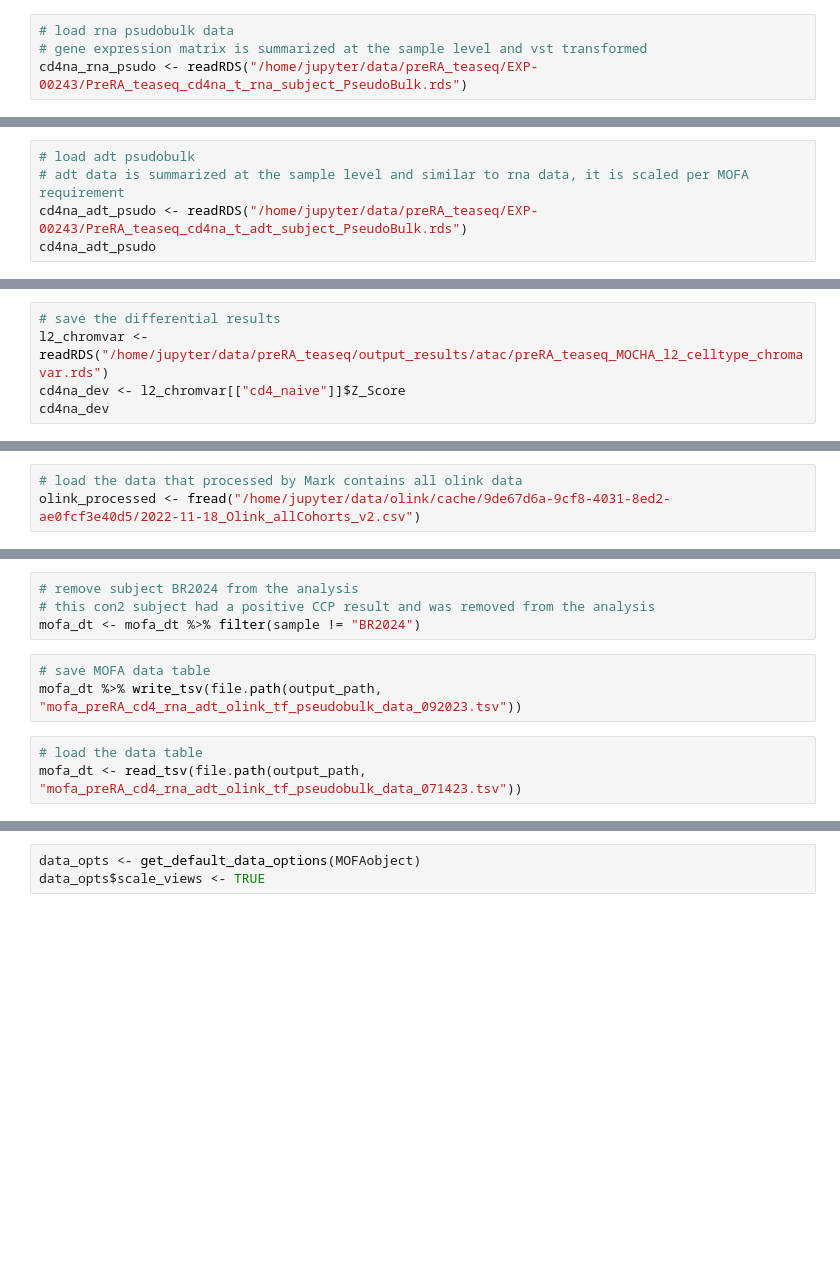
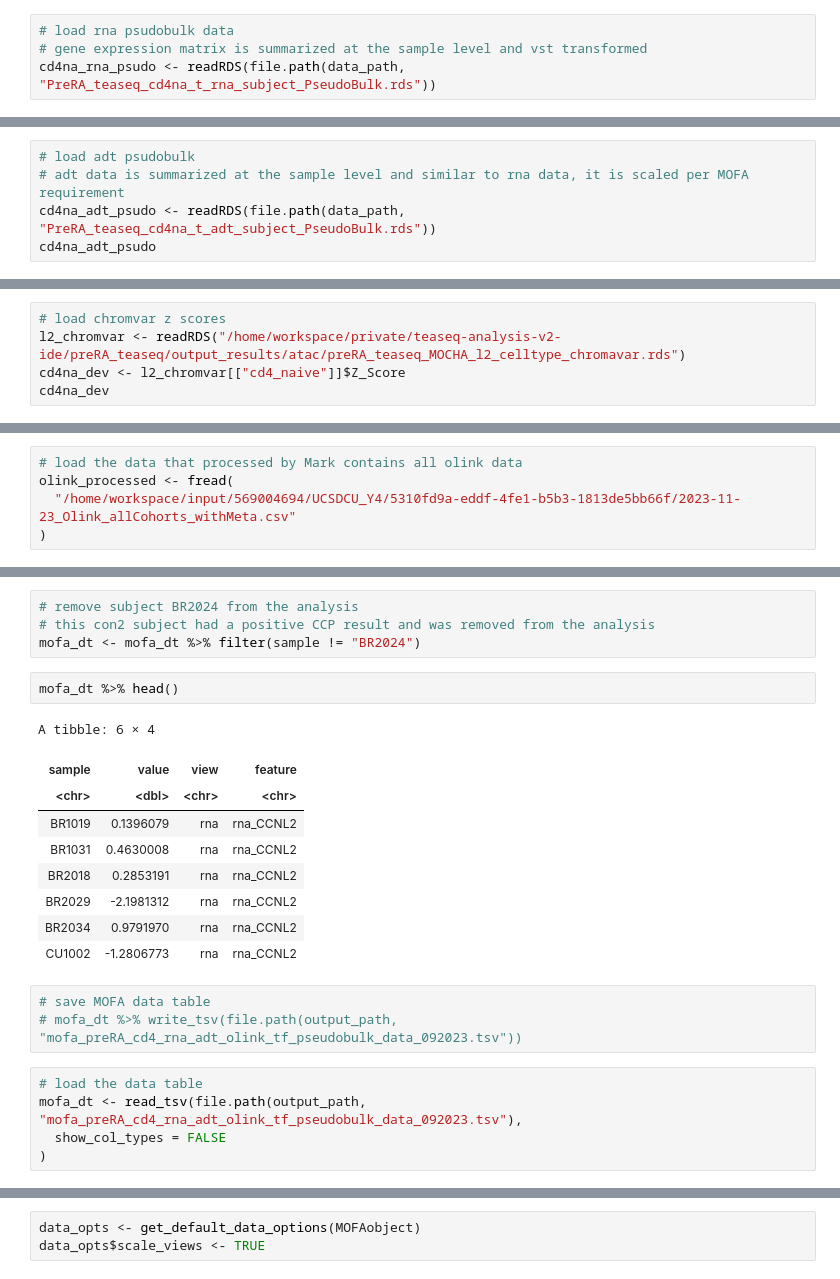
Before and after one commit to aifimmunology/ALTRA-manuscript, a Jupyter notebook: Analysis/TEA-Seq_analysis/RA_105_MOFA_analysis_cd4naive.ipynb, the cells around one changed output, grey strips where cells are left out. Drawn from its saved outputs; the diff is of its cells as text; blank space fills up the shorter version.

```diff
--- a/Analysis/TEA-Seq_analysis/RA_105_MOFA_analysis_cd4naive.ipynb
+++ b/Analysis/TEA-Seq_analysis/RA_105_MOFA_analysis_cd4naive.ipynb
@@ -78,6 +120,6 @@ meta_data %>% head()
 # %%
 # load rna psudobulk data
 # gene expression matrix is summarized at the sample level and vst transformed
-cd4na_rna_psudo <- readRDS("/home/jupyter/data/preRA_teaseq/EXP-00243/PreRA_teaseq_cd4na_t_rna_subject_PseudoBulk.rds")
+cd4na_rna_psudo <- readRDS(file.path(data_path, "PreRA_teaseq_cd4na_t_rna_subject_PseudoBulk.rds"))
 # %%
 cd4na_rna_psudo
@@ -103,5 +189,5 @@ norm_rna_counts_long %>% ggplot(aes(x = value, fill = subject_id)) +
 # %%
 # load adt psudobulk
 # adt data is summarized at the sample level and similar to rna data, it is scaled per MOFA requirement
-cd4na_adt_psudo <- readRDS("/home/jupyter/data/preRA_teaseq/EXP-00243/PreRA_teaseq_cd4na_t_adt_subject_PseudoBulk.rds")
+cd4na_adt_psudo <- readRDS(file.path(data_path, "PreRA_teaseq_cd4na_t_adt_subject_PseudoBulk.rds"))
 cd4na_adt_psudo
@@ -125,5 +229,5 @@ norm_adt_counts_long %>%
 # %%
-# save the differential results
-l2_chromvar <- readRDS("/home/jupyter/data/preRA_teaseq/output_results/atac/preRA_teaseq_MOCHA_l2_celltype_chromavar.rds")
+# load chromvar z scores
+l2_chromvar <- readRDS("/home/workspace/private/teaseq-analysis-v2-ide/preRA_teaseq/output_results/atac/preRA_teaseq_MOCHA_l2_celltype_chromavar.rds")
 cd4na_dev <- l2_chromvar[["cd4_naive"]]$Z_Score
 cd4na_dev
@@ -147,6 +288,8 @@ chromvar_tf %>% ggplot(aes(x = value, fill = subject_id)) +
 # %%
 # load the data that processed by Mark contains all olink data
-olink_processed <- fread("/home/jupyter/data/olink/cache/9de67d6a-9cf8-4031-8ed2-ae0fcf3e40d5/2022-11-18_Olink_allCohorts_v2.csv")
+olink_processed <- fread(
+  "/home/workspace/input/569004694/UCSDCU_Y4/5310fd9a-eddf-4fe1-b5b3-1813de5bb66f/2023-11-23_Olink_allCohorts_withMeta.csv"
+)
 # %%
 # filter the olink data to all 13 samples in teaseq
 olink_fl <- olink_processed %>%
@@ -189,12 +353,26 @@ mofa_dt %>%
 # remove subject BR2024 from the analysis
 # this con2 subject had a positive CCP result and was removed from the analysis
 mofa_dt <- mofa_dt %>% filter(sample != "BR2024")
+# %%
+mofa_dt %>% head()
+# %% [output]
+A tibble: 6 × 4
+| sample | value | view | feature |
+| <chr> | <dbl> | <chr> | <chr> |
+| BR1019 | 0.1396079 | rna | rna_CCNL2 |
+| BR1031 | 0.4630008 | rna | rna_CCNL2 |
+| BR2018 | 0.2853191 | rna | rna_CCNL2 |
+| BR2029 | -2.1981312 | rna | rna_CCNL2 |
+| BR2034 | 0.9791970 | rna | rna_CCNL2 |
+| CU1002 | -1.2806773 | rna | rna_CCNL2 |
 # %%
 # save MOFA data table
-mofa_dt %>% write_tsv(file.path(output_path, "mofa_preRA_cd4_rna_adt_olink_tf_pseudobulk_data_092023.tsv"))
+# mofa_dt %>% write_tsv(file.path(output_path, "mofa_preRA_cd4_rna_adt_olink_tf_pseudobulk_data_092023.tsv"))
 # %%
 # load the data table
-mofa_dt <- read_tsv(file.path(output_path, "mofa_preRA_cd4_rna_adt_olink_tf_pseudobulk_data_071423.tsv"))
+mofa_dt <- read_tsv(file.path(output_path, "mofa_preRA_cd4_rna_adt_olink_tf_pseudobulk_data_092023.tsv"),
+  show_col_types = FALSE
+)
 # %%
 # create a MOFA object
 MOFAobject <- create_mofa(mofa_dt)
```
Also changed, not shown: parts of 85 cells of this notebook, 28 other files.
